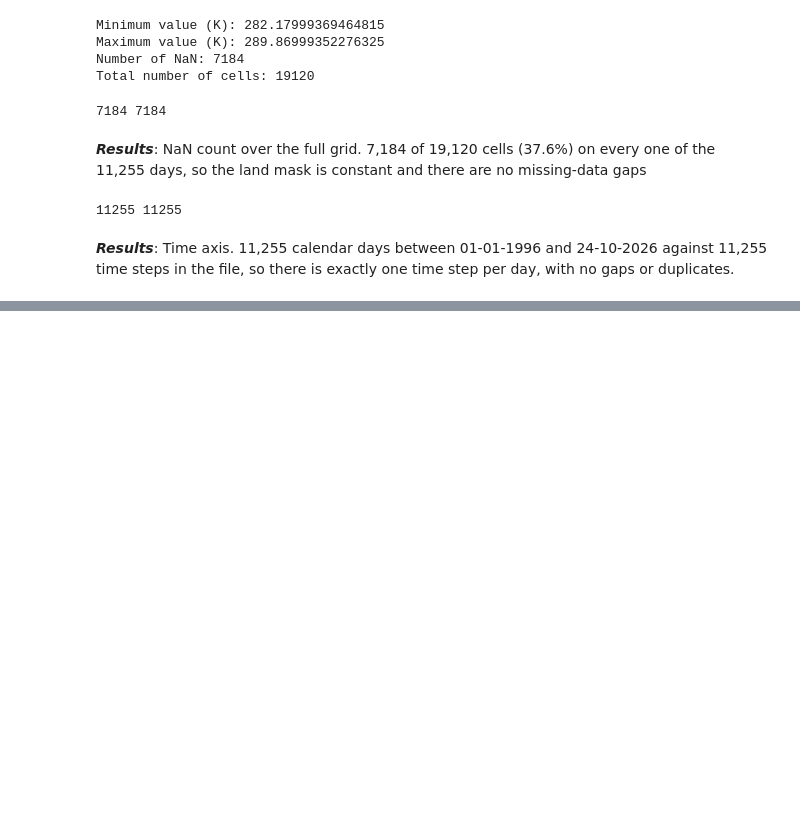
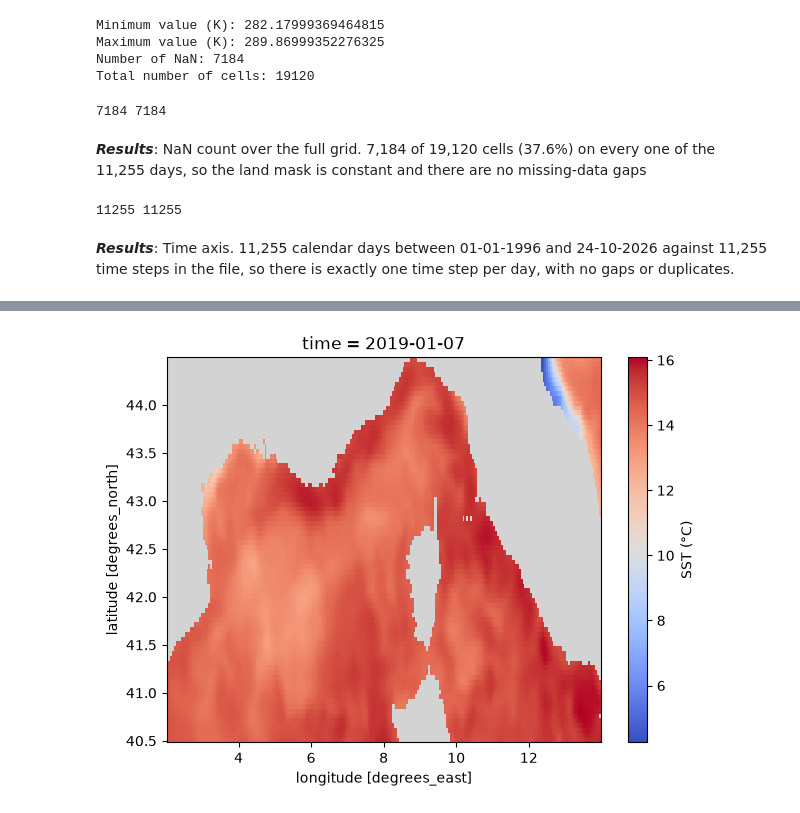
Before and after one commit to giulia-balducci/marine-heatwave-detection, a Jupyter notebook: notebooks/05_baseline_30y_data_check.ipynb, the cells around one changed output, grey strips where cells are left out. Drawn from its saved outputs; the diff is of its cells as text; code cells hidden in the pictures; blank space fills up the shorter version.

Commit message:
Add temperature range check and cold-episode map to notebook 05

```diff
--- a/notebooks/05_baseline_30y_data_check.ipynb
+++ b/notebooks/05_baseline_30y_data_check.ipynb
@@ -84,0 +133,13 @@ print(len(expected_days), ds.sizes["time"])
+# %%
+# Map of the coldest day of the record (07-01-2019), in Celsius.
+# Blue = cold, red = warm. Land (NaN) in light grey.
+sst = ds["analysed_sst"]
+day_c = sst.sel(time="2019-01-07") - 273.15
+
+fig, ax = plt.subplots(figsize=(7, 5))
+ax.set_facecolor("lightgrey")
+
+day_c.plot(ax=ax, cmap="coolwarm", cbar_kwargs={"label": "SST (°C)"})
+plt.show()
+# %% [output]
+[figure, added]
```
Also changed, not shown: parts of 6 cells of this notebook, 1 other file.
